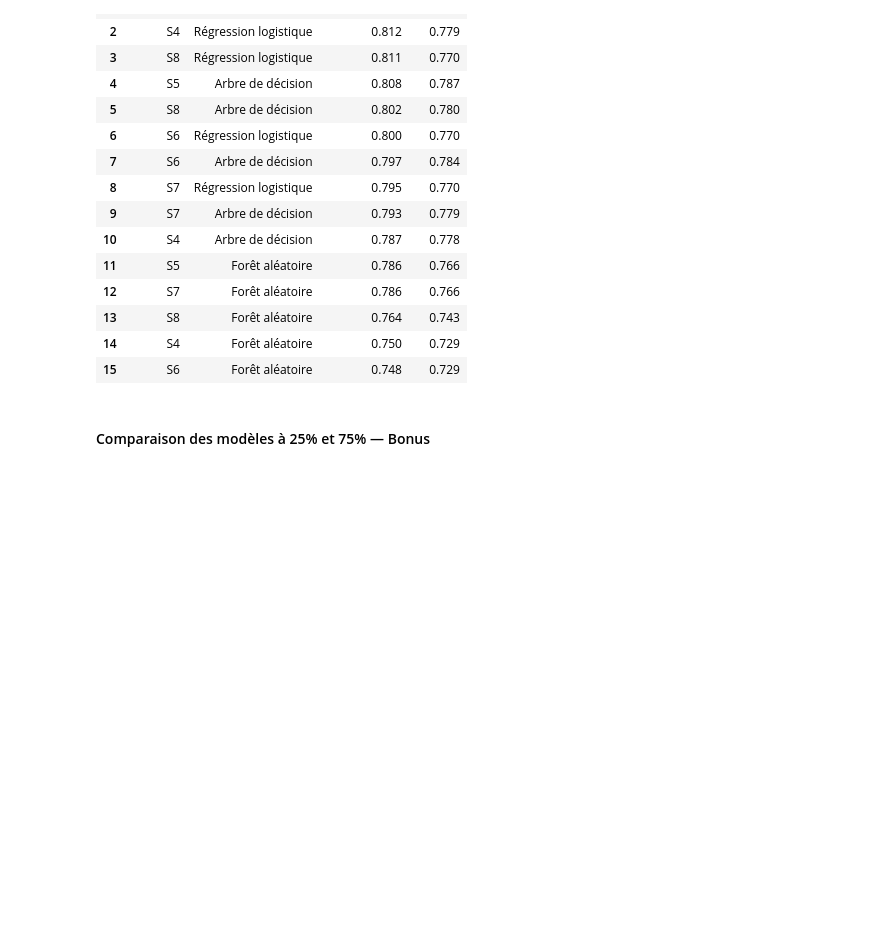
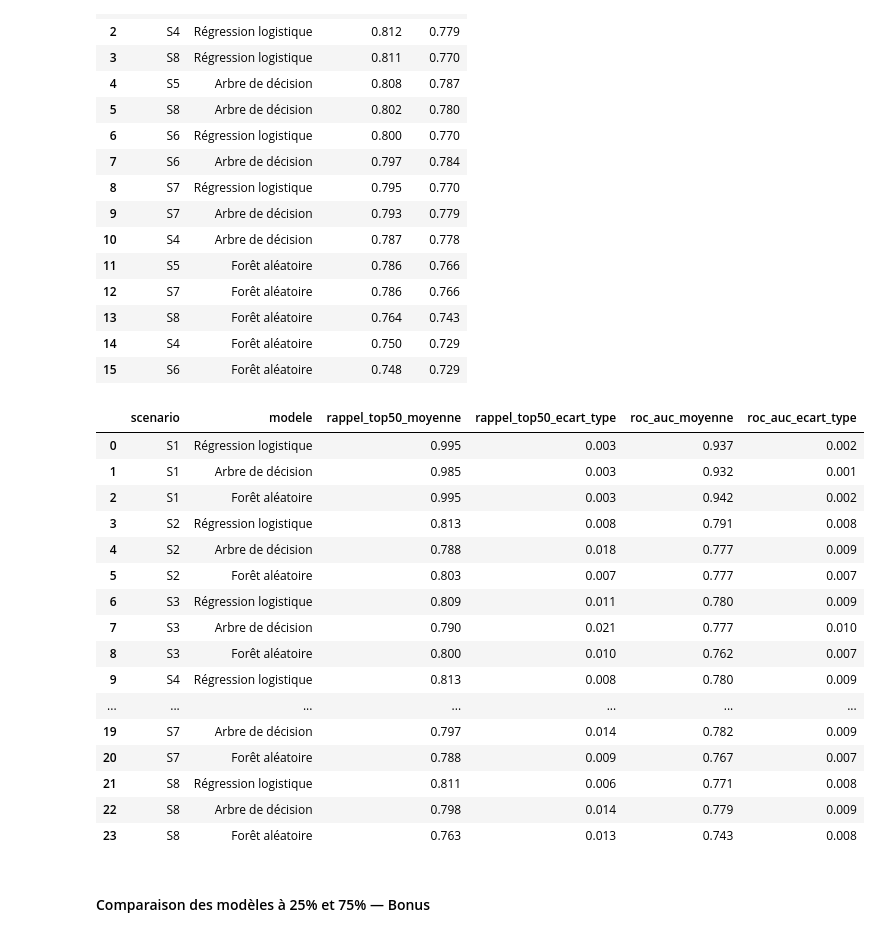
Before and after one commit to franckcwalter/eval-usecase-marketing, a Jupyter notebook: cas_usage_bank_marketing.ipynb, the cells around one changed output. Saved outputs shown, nothing was run; the diff lists cells and outputs as text; code cells hidden in the pictures; blank space fills up the shorter version.

```diff
--- a/cas_usage_bank_marketing.ipynb
+++ b/cas_usage_bank_marketing.ipynb
@@ -1648,6 +1648,50 @@ classement_s4_s8
 | 13 | S8 | Forêt aléatoire | 0.764 | 0.743 |
 | 14 | S4 | Forêt aléatoire | 0.750 | 0.729 |
 | 15 | S6 | Forêt aléatoire | 0.748 | 0.729 |
+# %%
+# Stabilité des scores d'un pli à l'autre
+
+# On reprend les probabilités déjà calculées et on calcule les scores sur chacun des 5 plis de validation, sans réentraîner.
+# cv.split redonne le même découpage que pendant l'entraînement.
+plis_validation = [validation for _, validation in cv.split(X_train, y_train)]
+y_train_array = y_train.to_numpy()
+
+lignes = []
+for (scenario, nom_modele), probas in probas_cv.items():
+    ligne = {"scenario": scenario, "modele": nom_modele}
+    for nom_metrique, metrique in metriques.items():
+        scores = [metrique(y_train_array[pli], probas[pli]) for pli in plis_validation]
+        ligne[f"{nom_metrique}_moyenne"] = np.mean(scores)
+        ligne[f"{nom_metrique}_ecart_type"] = np.std(scores)
+    lignes.append(ligne)
+
+tableau_plis = pd.DataFrame(lignes).round(3)
+tableau_plis
+
+# La moyenne des plis peut différer d'environ 0,001 du score calculé sur les 5 plis réunis, comme pour GridSearchCV.
+# Les écarts-types du rappel vont de 0,003 à 0,021 : les scores varient de 1 à 2 points d'un pli à l'autre.
+# Les régressions S4, S5 et S8 et l'arbre S5 ont des rappels moyens de 0,811 à 0,813, un écart bien plus petit que la variation entre plis.
+# Ces quatre modèles ne se départagent donc pas sur le rappel à 50 % ; le choix se fait sur d'autres critères, comme la simplicité.
+# La régression S5 varie moins que l'arbre S5 : écart-type du rappel de 0,009 contre 0,013.
+# Les forêts S4 et S6 restent nettement en dessous (0,749 et 0,748) : leur retard dépasse largement la variation entre plis.
+# %% [output]
+|  | scenario | modele | rappel_top50_moyenne | rappel_top50_ecart_type | roc_auc_moyenne | roc_auc_ecart_type |
+| 0 | S1 | Régression logistique | 0.995 | 0.003 | 0.937 | 0.002 |
+| 1 | S1 | Arbre de décision | 0.985 | 0.003 | 0.932 | 0.001 |
+| 2 | S1 | Forêt aléatoire | 0.995 | 0.003 | 0.942 | 0.002 |
+| 3 | S2 | Régression logistique | 0.813 | 0.008 | 0.791 | 0.008 |
+| 4 | S2 | Arbre de décision | 0.788 | 0.018 | 0.777 | 0.009 |
+| 5 | S2 | Forêt aléatoire | 0.803 | 0.007 | 0.777 | 0.007 |
+| 6 | S3 | Régression logistique | 0.809 | 0.011 | 0.780 | 0.009 |
+| 7 | S3 | Arbre de décision | 0.790 | 0.021 | 0.777 | 0.010 |
+| 8 | S3 | Forêt aléatoire | 0.800 | 0.010 | 0.762 | 0.007 |
+| 9 | S4 | Régression logistique | 0.813 | 0.008 | 0.780 | 0.009 |
+| ... | ... | ... | ... | ... | ... | ... |
+| 19 | S7 | Arbre de décision | 0.797 | 0.014 | 0.782 | 0.009 |
+| 20 | S7 | Forêt aléatoire | 0.788 | 0.009 | 0.767 | 0.007 |
+| 21 | S8 | Régression logistique | 0.811 | 0.006 | 0.771 | 0.008 |
+| 22 | S8 | Arbre de décision | 0.798 | 0.014 | 0.779 | 0.009 |
+| 23 | S8 | Forêt aléatoire | 0.763 | 0.013 | 0.743 | 0.008 |
 # %% [markdown]
 #### Comparaison des modèles à 25% et 75% — Bonus
 # %%
```
Also changed, not shown: parts of 12 cells of this notebook.
